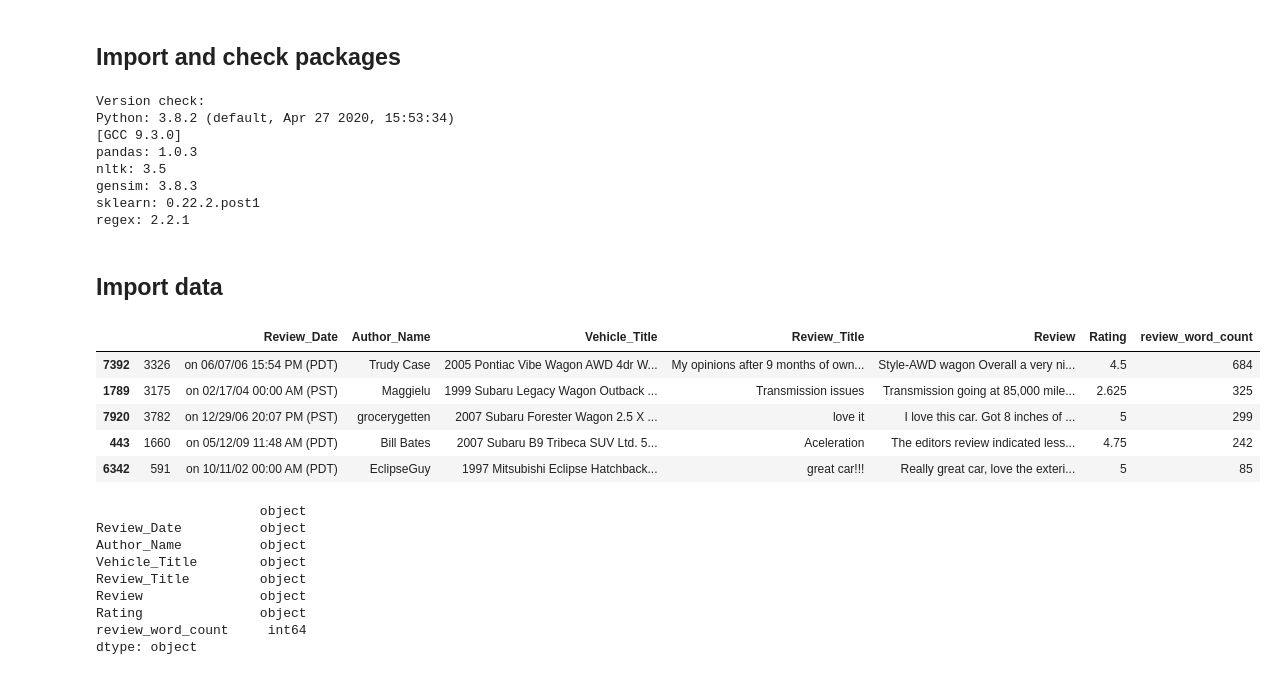
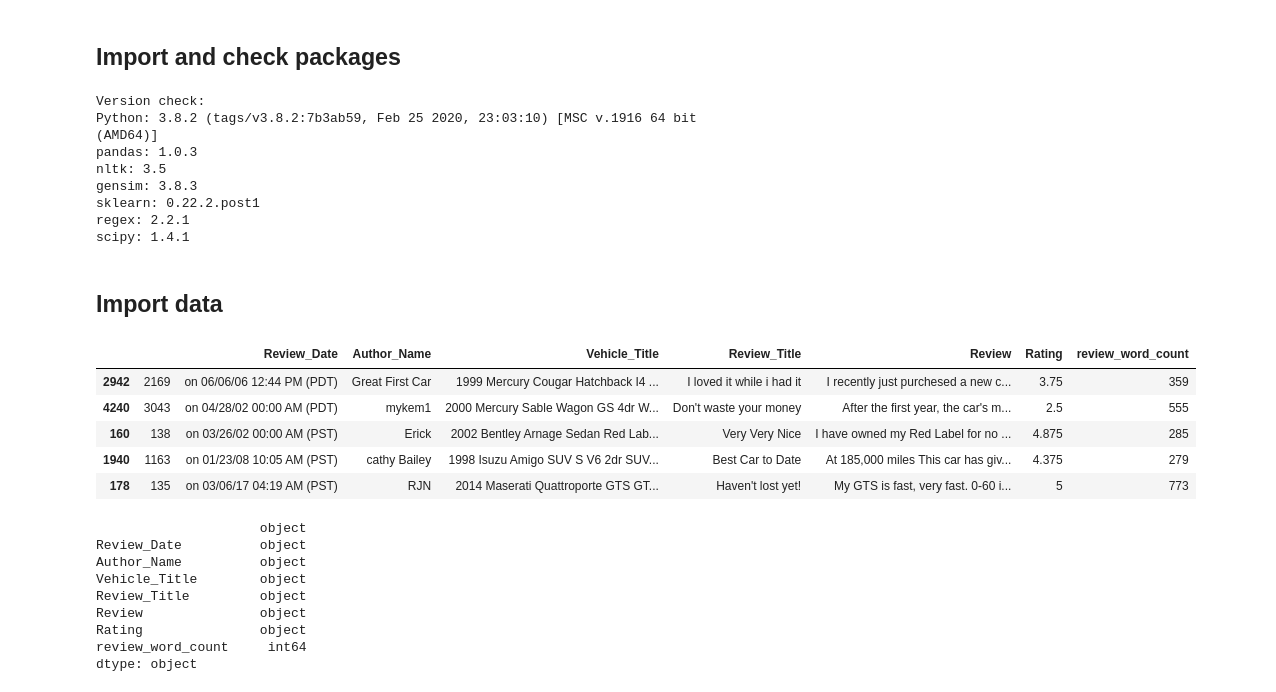
Before and after one commit to Rajsh1111/453_assignment03, a Jupyter notebook: analysis.ipynb, the cells around one changed output. Drawn from its saved outputs; the diff is of its cells as text; code cells hidden in the pictures.

```diff
--- a/analysis.ipynb
+++ b/analysis.ipynb
@@ -33,15 +36,16 @@ print('nltk: {}'.format(nltk.__version__))
 print('gensim: {}'.format(gensim.__version__))
 print('sklearn: {}'.format(sklearn.__version__))
 print('regex: {}'.format(re.__version__))
+print('scipy: {}'.format(scipy.__version__))
 # %% [output]
 Version check:
-Python: 3.8.2 (default, Apr 27 2020, 15:53:34)
-[GCC 9.3.0]
+Python: 3.8.2 (tags/v3.8.2:7b3ab59, Feb 25 2020, 23:03:10) [MSC v.1916 64 bit (AMD64)]
 pandas: 1.0.3
 nltk: 3.5
 gensim: 3.8.3
 sklearn: 0.22.2.post1
 regex: 2.2.1
+scipy: 1.4.1
 # %% [markdown]
 ## Import data
 # %%
@@ -51,16 +55,16 @@ regex: 2.2.1
 # test_df = pd.read_pickle('data_files/test_df.pkl')
 # test_df.head()
 # %%
-df = pd.read_pickle('data_files/shuffled_df.pkl')
+df = pd.read_pickle('data_files/processed_data.pkl')
 shuffled_df = df.sample(frac=1)
 shuffled_df.head()
 # %% [output]
 |  |  | Review_Date | Author_Name | Vehicle_Title | Review_Title | Review | Rating | review_word_count |
-| 7392 | 3326 | on 06/07/06 15:54 PM (PDT) | Trudy Case | 2005 Pontiac Vibe Wagon AWD 4dr W... | My opinions after 9 months of own... | Style-AWD wagon Overall a very ni... | 4.5 | 684 |
-| 1789 | 3175 | on 02/17/04 00:00 AM (PST) | Maggielu | 1999 Subaru Legacy Wagon Outback ... | Transmission issues | Transmission going at 85,000 mile... | 2.625 | 325 |
-| 7920 | 3782 | on 12/29/06 20:07 PM (PST) | grocerygetten | 2007 Subaru Forester Wagon 2.5 X ... | love it | I love this car. Got 8 inches of ... | 5 | 299 |
-| 443 | 1660 | on 05/12/09 11:48 AM (PDT) | Bill Bates | 2007 Subaru B9 Tribeca SUV Ltd. 5... | Aceleration | The editors review indicated less... | 4.75 | 242 |
-| 6342 | 591 | on 10/11/02 00:00 AM (PDT) | EclipseGuy | 1997 Mitsubishi Eclipse Hatchback... | great car!!! | Really great car, love the exteri... | 5 | 85 |
+| 2942 | 2169 | on 06/06/06 12:44 PM (PDT) | Great First Car | 1999 Mercury Cougar Hatchback I4 ... | I loved it while i had it | I recently just purchesed a new c... | 3.75 | 359 |
+| 4240 | 3043 | on 04/28/02 00:00 AM (PDT) | mykem1 | 2000 Mercury Sable Wagon GS 4dr W... | Don't waste your money | After the first year, the car's m... | 2.5 | 555 |
+| 160 | 138 | on 03/26/02 00:00 AM (PST) | Erick | 2002 Bentley Arnage Sedan Red Lab... | Very Very Nice | I have owned my Red Label for no ... | 4.875 | 285 |
+| 1940 | 1163 | on 01/23/08 10:05 AM (PST) | cathy Bailey | 1998 Isuzu Amigo SUV S V6 2dr SUV... | Best Car to Date | At 185,000 miles This car has giv... | 4.375 | 279 |
+| 178 | 135 | on 03/06/17 04:19 AM (PST) | RJN | 2014 Maserati Quattroporte GTS GT... | Haven't lost yet! | My GTS is fast, very fast. 0-60 i... | 5 | 773 |
 # %%
 shuffled_df.dtypes
 # %% [output]
```
Also changed, not shown: parts of 67 cells of this notebook, 23 other files.
